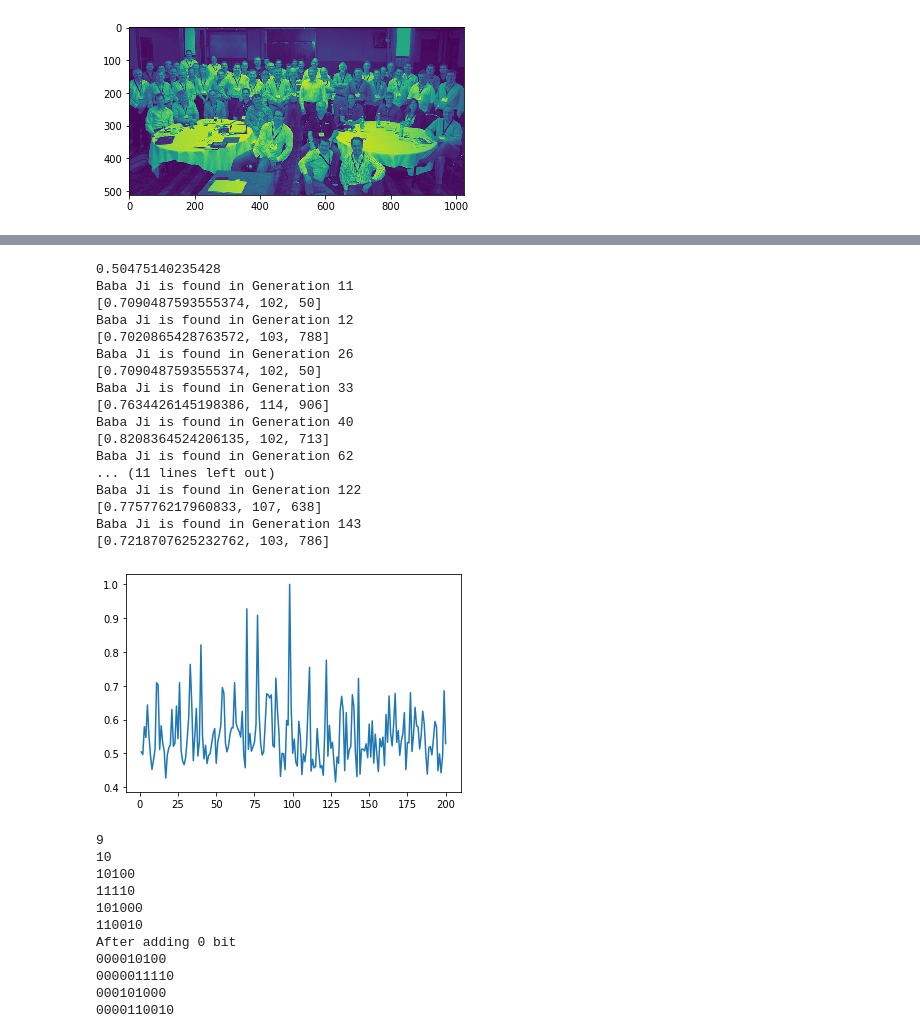
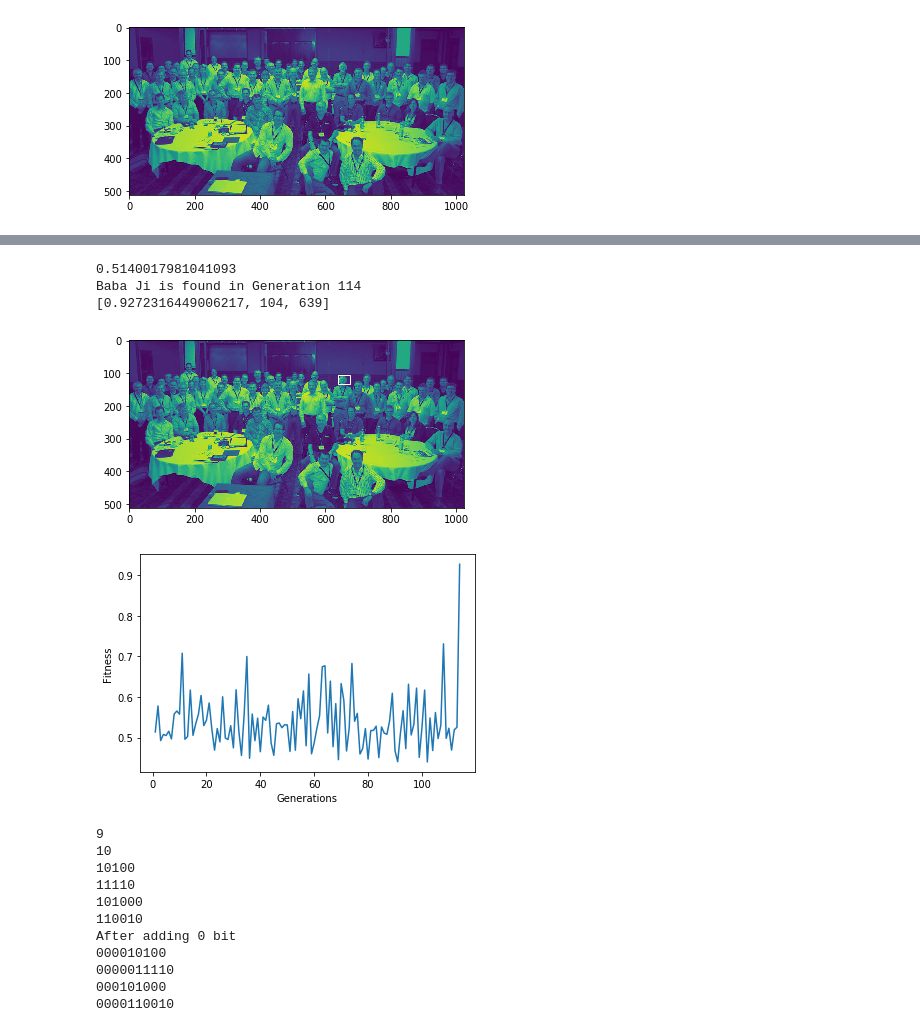
Before and after one commit to yousaf2018/Artificial-Intelligence-Project-Image-Recoginsition, a Jupyter notebook: Image_recognistion_project.ipynb, the cells around one changed output, grey strips where cells are left out. Cells and saved outputs as stored; diff of their text form; code cells hidden in the pictures.

```diff
--- a/Image_recognistion_project.ipynb
+++ b/Image_recognistion_project.ipynb
@@ -22,5 +27,5 @@ width_group_image = shape_group_image[1]
 # %%
-Initial_population = 500
+Initial_population = 50
 #Generating random numbers for 50 population
 random_50_height_group_image = np.random.randint(0,height_group_image+1,Initial_population)
 random_50_width_group_image = np.random.randint(0,width_group_image+1,Initial_population)
@@ -185,7 +190,13 @@ def fitness(x,y,height_baba_image,width_baba_image,height_group_image,width_grou
 # %%
 if sorted_pop_50[0][0] >= 0.90:
     print("Baba Ji is found in First Generation")
-    print(sorted_pop_50[0][0])
+    print(sorted_pop_50[0])
+    im = np.array(Image.open('groupGray.jpg'), dtype=np.uint8)
+    fig,ax = pyplot.subplots(1)
+    ax.imshow(im)
+    rect = patches.Rectangle((sorted_pop_50[0][2],sorted_pop_50[0][1]),35,29,linewidth=1,edgecolor='r',facecolor='none')
+    ax.add_patch(rect)
+    pyplot.show()
 else:
     #Cross over and mutation for evolution towards best possibly match for baba g
     Best_match = sorted_pop_50[0][0]
@@ -193,54 +204,49 @@ else:
     a=1
     Fitness_of_Generations = []
     Generations = []
-    while a<=200:
+    while a<=5000:
         Fitness_of_Generations.append(sorted_pop_50[0][0])
         Generations.append(a)
-        if sorted_pop_50[0][0] >= 0.7:
+        if sorted_pop_50[0][0] >= 0.9:
             print(f"Baba Ji is found in Generation {a}")
             print(sorted_pop_50[0])
+            pyplot.imshow(groupImage)
+            ax = pyplot.gca()
+            rect = patches.Rectangle((sorted_pop_50[0][2],sorted_pop_50[0][1]),35,29,linewidth=1,edgecolor='w',facecolor='none')
+            ax.add_patch(rect)
+            pyplot.show()
+            break
         Second_parent = 1
         for i in range(0,len(sorted_pop_50),2):
             x1 = sorted_pop_50[i][1]
             y1 = sorted_pop_50[i][2]
             x2 = sorted_pop_50[Second_parent][1]
             y2 = sorted_pop_50[Second_parent][2]
             New_Generation = Cross_over_mutation(x1,y1,x2,y2,height_group_image,width_group_image)
             for j in range(2):
                 if j == 0:
                     Fitness = fitness(New_Generation[0],New_Generation[1],height_baba_image,width_baba_image,height_group_image,width_group_image,groupImage,baba_g)
                     sorted_pop_50[i][0] = Fitness
                     sorted_pop_50[i][1] = New_Generation[0]
                     sorted_pop_50[i][2] = New_Generation[1]
                 else:
                     Fitness = fitness(New_Generation[2],New_Generation[3],height_baba_image,width_baba_image,height_group_image,width_group_image,groupImage,baba_g)
                     sorted_pop_50[Second_parent][0] = Fitness
                     sorted_pop_50[Second_parent][1] = New_Generation[2]
                     sorted_pop_50[Second_parent][2] = New_Generation[3]
             Second_parent = Second_parent + 2
         a = a + 1
         sorted_pop_50 = sorted(sorted_pop_50,key=lambda x:x[0],reverse=True)
 pyplot.plot(Generations,Fitness_of_Generations)
+pyplot.xlabel('Generations')
+pyplot.ylabel('Fitness')
 pyplot.show()
 # %% [output]
-0.50475140235428
-Baba Ji is found in Generation 11
-[0.7090487593555374, 102, 50]
-Baba Ji is found in Generation 12
-[0.7020865428763572, 103, 788]
-Baba Ji is found in Generation 26
-[0.7090487593555374, 102, 50]
-Baba Ji is found in Generation 33
-[0.7634426145198386, 114, 906]
-Baba Ji is found in Generation 40
-[0.8208364524206135, 102, 713]
-Baba Ji is found in Generation 62
-... (11 lines left out)
-Baba Ji is found in Generation 122
-[0.775776217960833, 107, 638]
-Baba Ji is found in Generation 143
-[0.7218707625232762, 103, 786]
+0.5140017981041093
+Baba Ji is found in Generation 114
+[0.9272316449006217, 104, 639]
-[figure, old version]
+[figure, new version]
+[figure, added]
 # %%
 # %% [output]
 9
```
Also changed, not shown: parts of 2 cells of this notebook.
